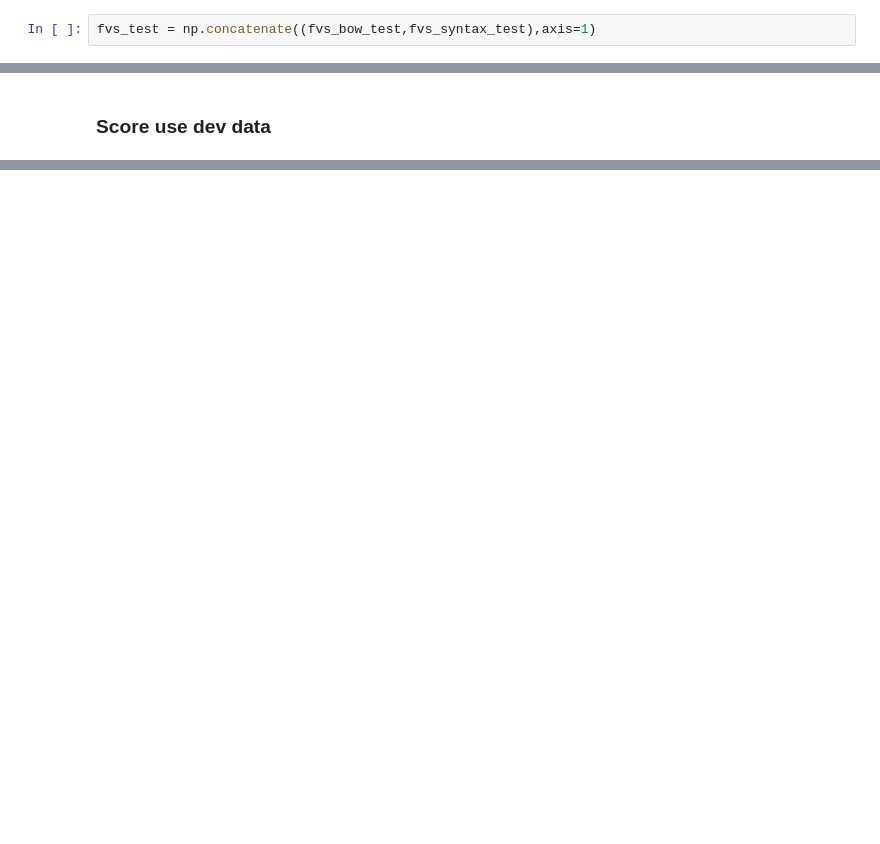
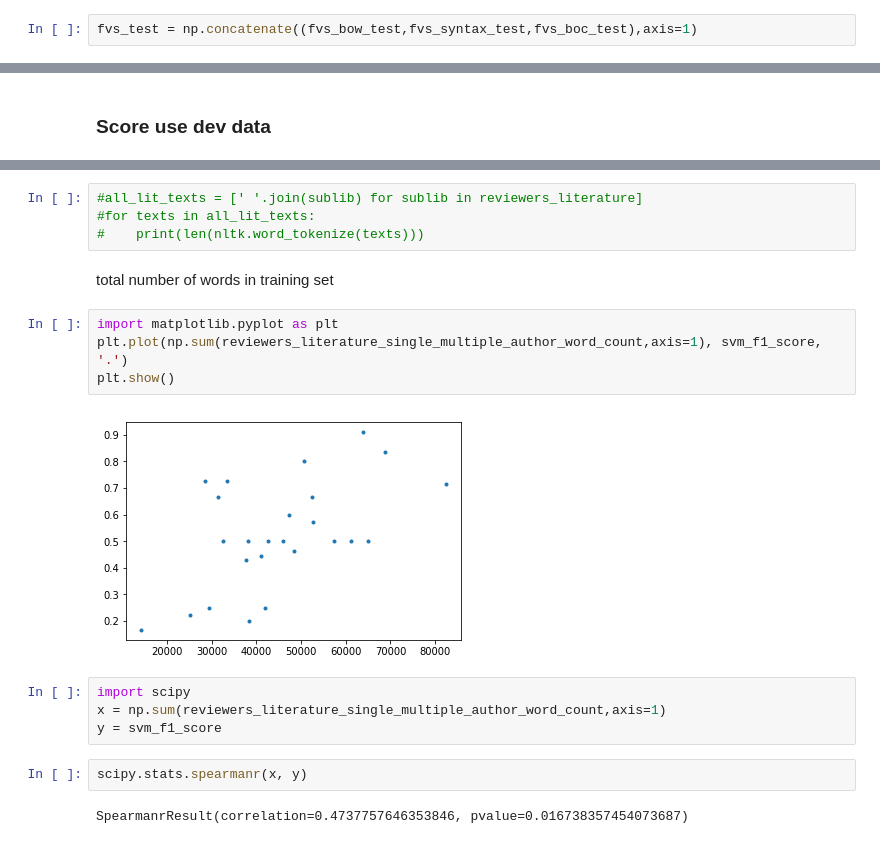
Before and after one commit to Nil26/Predict-reviewers, a Jupyter notebook: Reviewer-classifier.ipynb, the cells around one changed output, grey strips where cells are left out. Cells and saved outputs as stored; diff of their text form; blank space fills up the shorter version.

```diff
--- a/Reviewer-classifier.ipynb
+++ b/Reviewer-classifier.ipynb
@@ -389,5 +449,5 @@ for index in np.arange(len(test_set)):
 # %%
-fvs_test = np.concatenate((fvs_bow_test,fvs_syntax_test),axis=1)
+fvs_test = np.concatenate((fvs_bow_test,fvs_syntax_test,fvs_boc_test),axis=1)
 # %%
 input_vector = torch.from_numpy(fvs_test)
 input_vector = input_vector.float()
@@ -450,0 +714,20 @@ Accuracy of the model on the 125 development sets: 59.200000 %
+# %%
+#all_lit_texts = [' '.join(sublib) for sublib in reviewers_literature]
+#for texts in all_lit_texts:
+#    print(len(nltk.word_tokenize(texts)))
+# %% [markdown]
+total number of words in training set
+# %%
+import matplotlib.pyplot as plt
+plt.plot(np.sum(reviewers_literature_single_multiple_author_word_count,axis=1), svm_f1_score, '.')
+plt.show()
+# %% [output]
+[figure, added]
+# %%
+import scipy
+x = np.sum(reviewers_literature_single_multiple_author_word_count,axis=1)
+y = svm_f1_score
+# %%
+scipy.stats.spearmanr(x, y)
+# %% [output]
+SpearmanrResult(correlation=0.4737757646353846, pvalue=0.016738357454073687)
```
Also changed, not shown: parts of 37 cells of this notebook.
